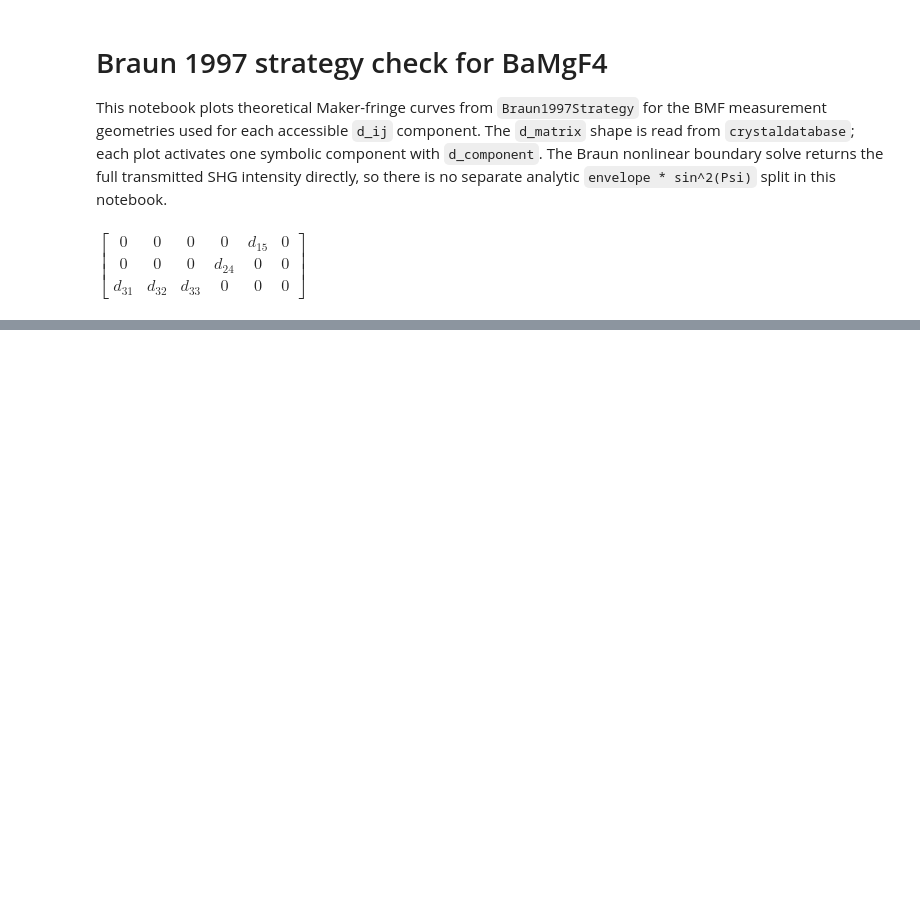
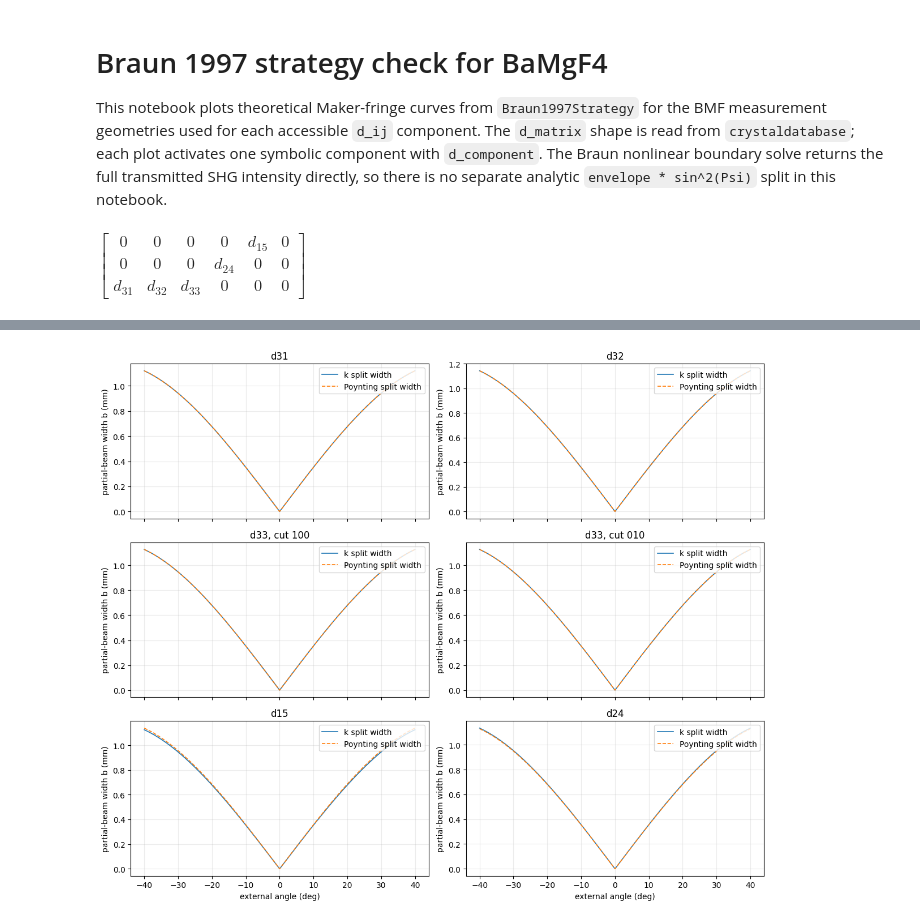
Before and after one commit to ui-kurodai/202510_NLO_measurement, a Jupyter notebook: test_codes/test_braun1997.ipynb, the cells around one changed output, grey strips where cells are left out. Saved outputs shown, nothing was run; the diff lists cells and outputs as text; code cells hidden in the pictures; blank space fills up the shorter version.

```diff
--- a/test_codes/test_braun1997.ipynb
+++ b/test_codes/test_braun1997.ipynb
@@ -158,3 +221,31 @@ fig.tight_layout()
+# %%
+fig, axes = plt.subplots(3, 2, figsize=(12, 10), sharex=True)
+axes = axes.ravel()
+
+for ax, config in zip(axes, BMF_CONFIGS):
+    _, k_aux = calculate_curve(
+        config,
+        use_raytrace=True,
+        raytrace_beam_direction="k",
+    )
+    _, s_aux = calculate_curve(
+        config,
+        use_raytrace=True,
+        raytrace_beam_direction="poynting",
+    )
+    ax.plot(THETA_DEG, k_aux["raytrace_bin_width"], lw=1.2, label="k split width")
+    ax.plot(THETA_DEG, s_aux["raytrace_bin_width"], lw=1.2, ls="--", label="Poynting split width")
+    ax.set_title(config["label"])
+    ax.set_ylabel("partial-beam width b (mm)")
+    ax.grid(alpha=0.25)
+    ax.legend(loc="upper right")
+
+for ax in axes[-2:]:
+    ax.set_xlabel("external angle (deg)")
+
+fig.tight_layout()
+# %% [output]
+[figure, added]
 # %%
 summary = []
 for config in BMF_CONFIGS:
```
Also changed, not shown: parts of 6 cells of this notebook, 1 other file.
